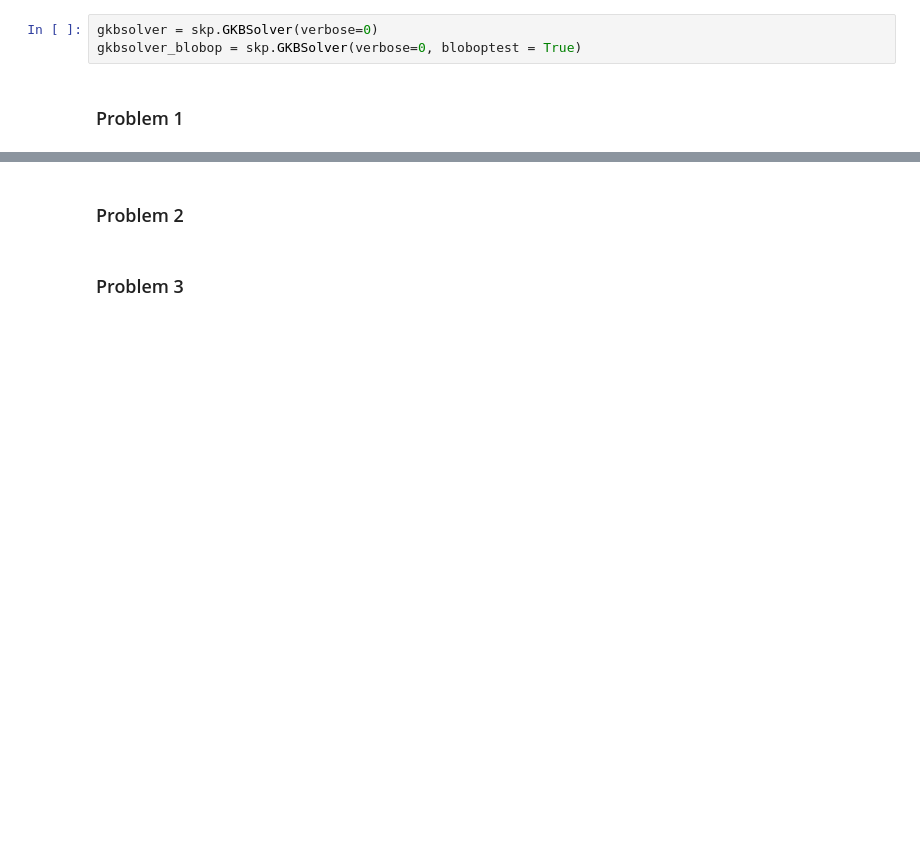
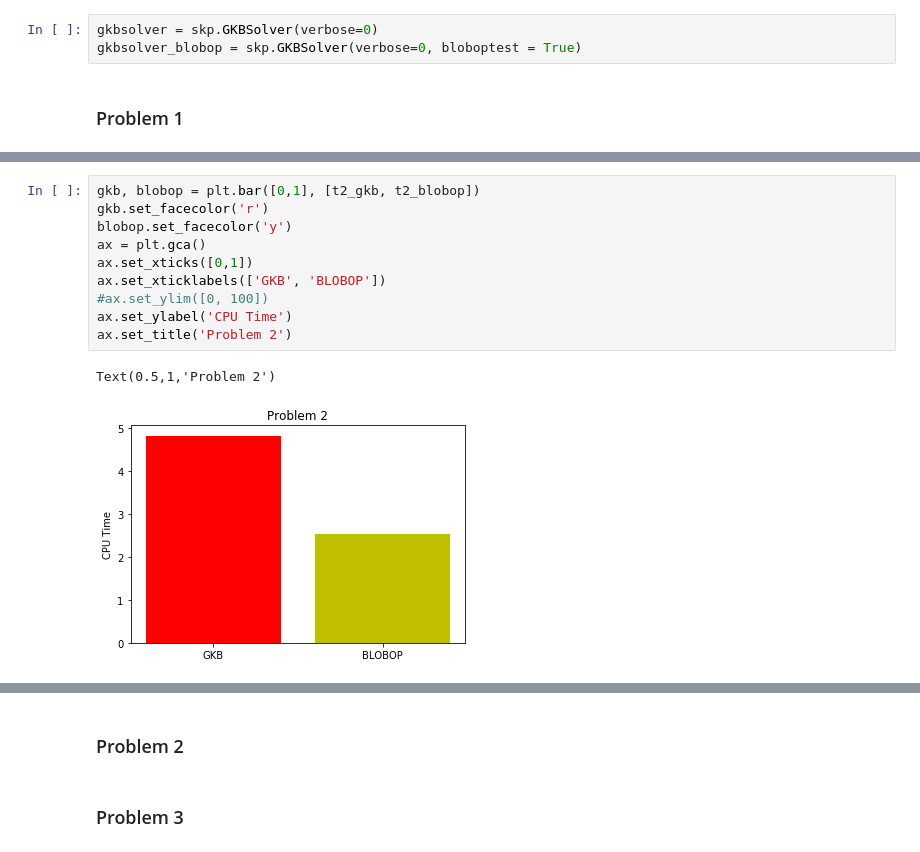
Before and after one commit to melissawm/skprocrustes, a Jupyter notebook: Results.ipynb, the cells around one changed output, grey strips where cells are left out. Saved outputs shown, nothing was run; the diff lists cells and outputs as text; blank space fills up the shorter version.

```diff
--- a/Results.ipynb
+++ b/Results.ipynb
@@ -348,0 +403,13 @@ blocksteps : 5
+# %%
+gkb, blobop = plt.bar([0,1], [t2_gkb, t2_blobop])
+gkb.set_facecolor('r')
+blobop.set_facecolor('y')
+ax = plt.gca()
+ax.set_xticks([0,1])
+ax.set_xticklabels(['GKB', 'BLOBOP'])
+#ax.set_ylim([0, 100])
+ax.set_ylabel('CPU Time')
+ax.set_title('Problem 2')
+# %% [output]
+Text(0.5,1,'Problem 2')
+[figure, added]
```
Also changed, not shown: parts of 85 cells of this notebook, 1 other file.
